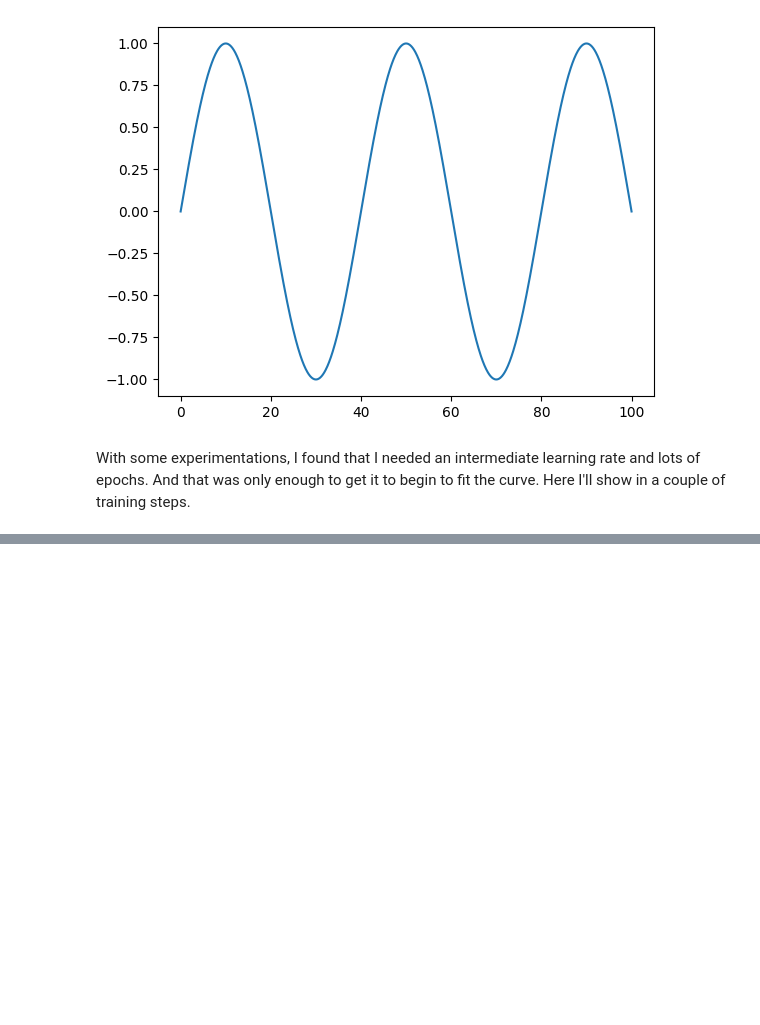
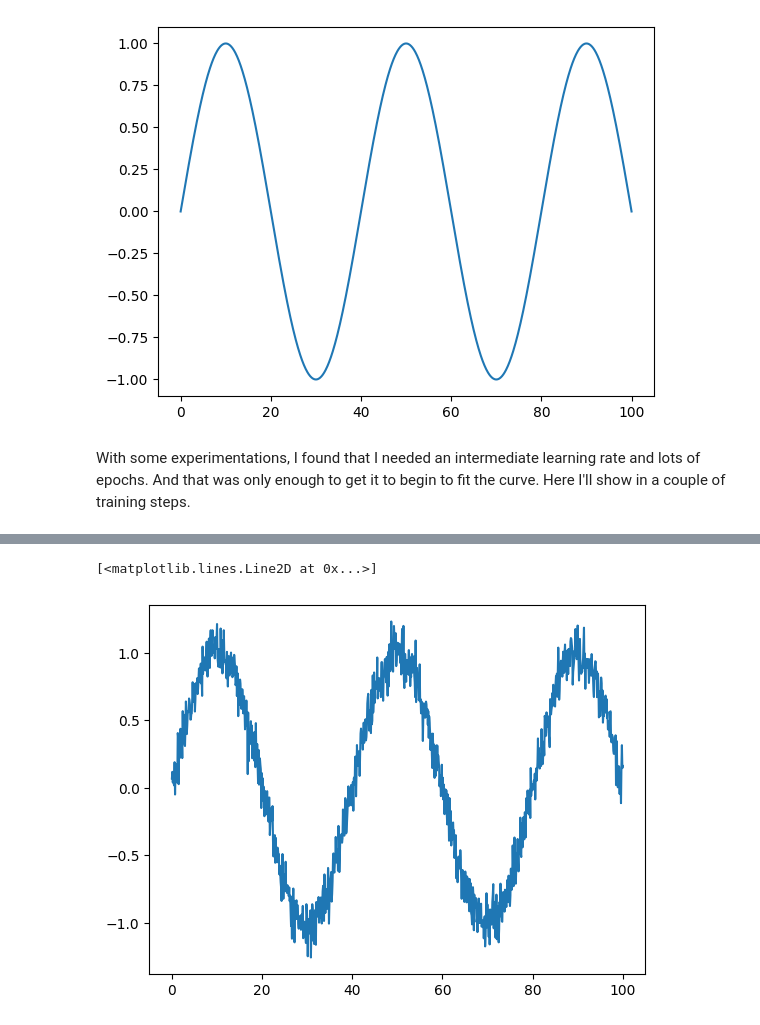
Before and after one commit to malcolmlett/training-instrumentation-toolkit, a Jupyter notebook: Difficult_to_train_v1.ipynb, the cells around one changed output, grey strips where cells are left out. Drawn from its saved outputs; the diff is of its cells as text; code cells hidden in the pictures; blank space fills up the shorter version.

```diff
--- a/Difficult_to_train_v1.ipynb
+++ b/Difficult_to_train_v1.ipynb
@@ -187,0 +208,8 @@ Epoch 900/900
+# %%
+# Let's quickly try with noise added
+x = np.linspace(0.0, 100.0, 1000)
+y = np.sin(x/100.0 * np.pi * 5) + np.random.normal(size=(1000,))*0.1
+plt.plot(x,y)
+# %% [output]
+[<matplotlib.lines.Line2D at 0x...>]
+[figure, added]
```
Also changed, not shown: parts of 30 cells of this notebook.
